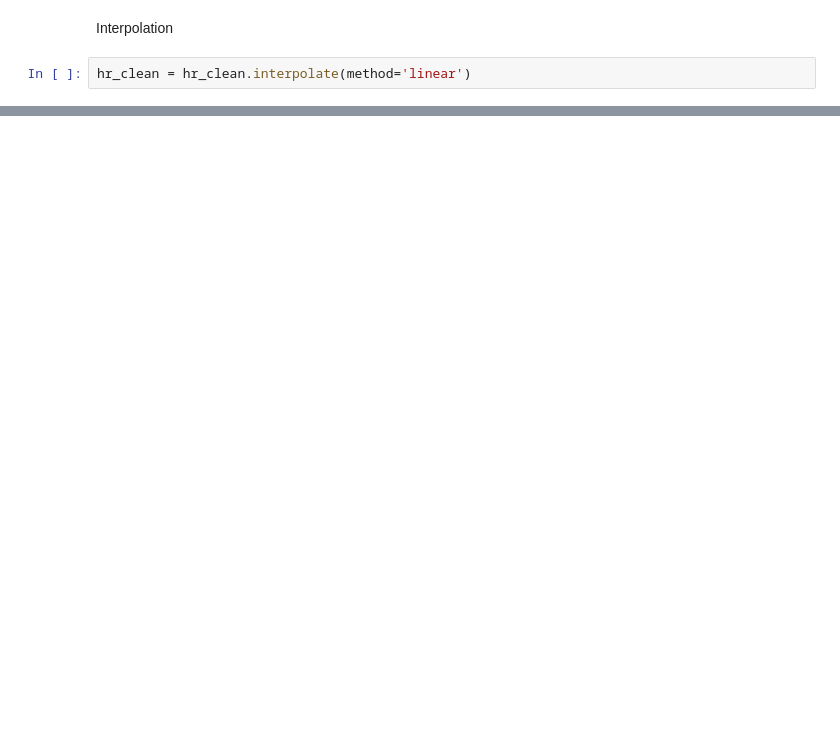
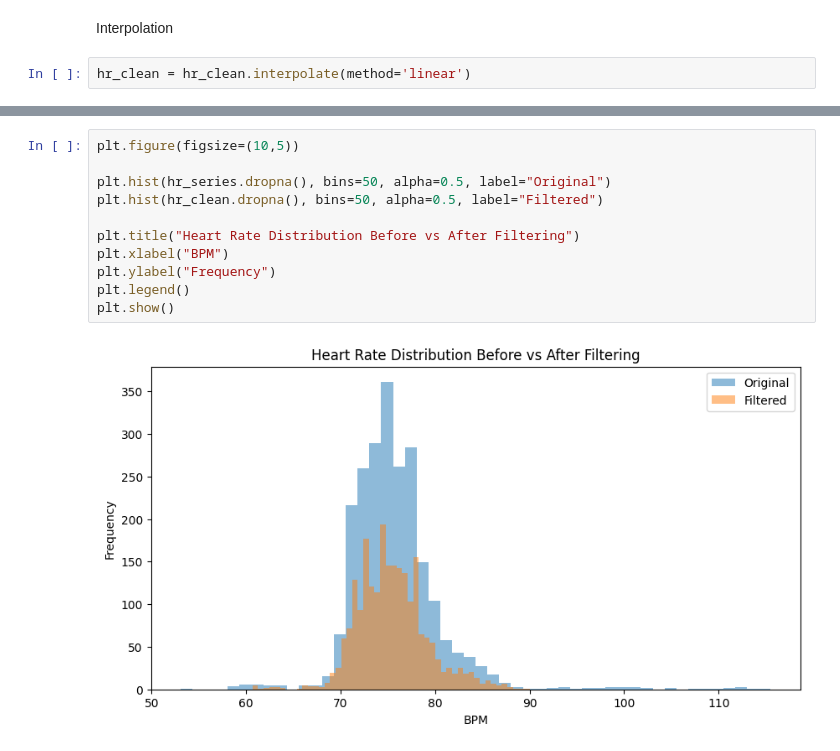
Before and after one commit to oanhtran020906-sys/Topic-11-ECG-Analysis-with-MIT-BIH-WFDB-, a Jupyter notebook: ecg-mitbih-analysis/notebooks/filterdata.ipynb, the cells around one changed output, grey strips where cells are left out. Cells and saved outputs as stored; diff of their text form; blank space fills up the shorter version.

```diff
--- a/ecg-mitbih-analysis/notebooks/filterdata.ipynb
+++ b/ecg-mitbih-analysis/notebooks/filterdata.ipynb
@@ -62,0 +85,13 @@ hr_final = hr_smooth.dropna()
+# %%
+plt.figure(figsize=(10,5))
+
+plt.hist(hr_series.dropna(), bins=50, alpha=0.5, label="Original")
+plt.hist(hr_clean.dropna(), bins=50, alpha=0.5, label="Filtered")
+
+plt.title("Heart Rate Distribution Before vs After Filtering")
+plt.xlabel("BPM")
+plt.ylabel("Frequency")
+plt.legend()
+plt.show()
+# %% [output]
+[figure, added]
```
Also changed, not shown: parts of 15 cells of this notebook, 1 other file.
